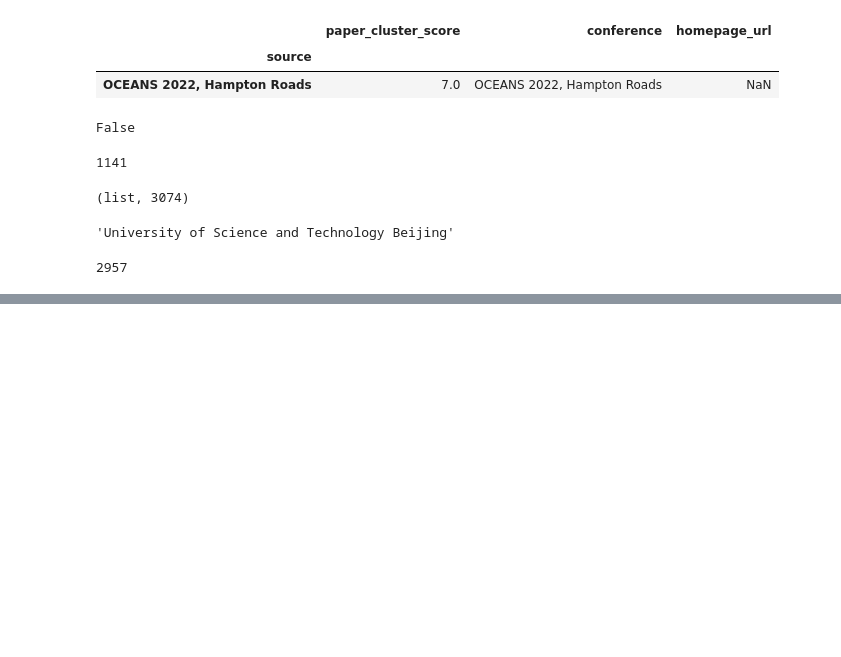
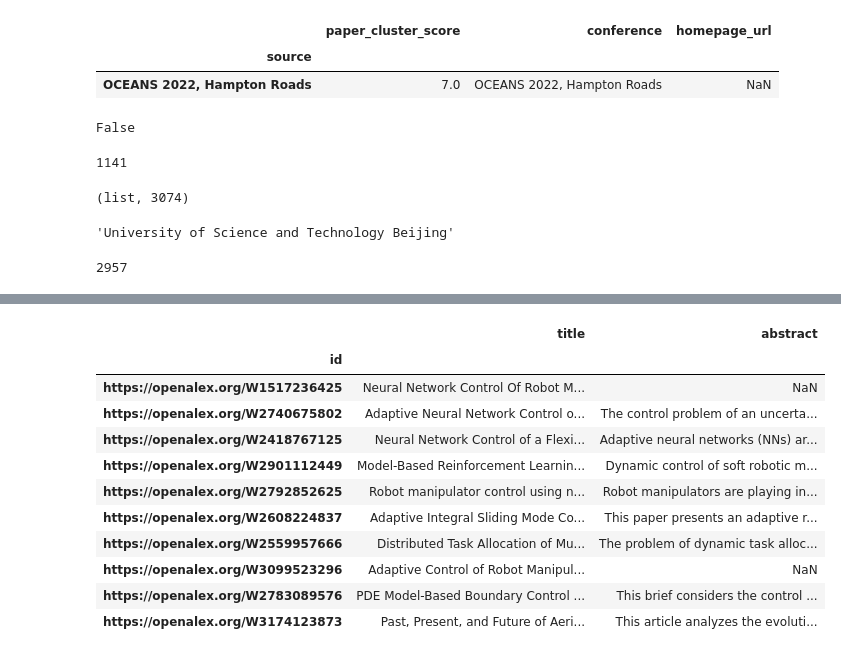
Before and after one commit to doolingdavidrs21/openalex-jamming-gpt4, a Jupyter notebook: update2d.ipynb, the cells around one changed output, grey strips where cells are left out. Cells and saved outputs as stored; diff of their text form; code cells hidden in the pictures; blank space fills up the shorter version.

```diff
--- a/update2d.ipynb
+++ b/update2d.ipynb
@@ -1706,0 +1729,17 @@ affil_geo_dict
+# %%
+dfinfo['abstract'] = dfinfo['title'].map(dftriple.set_index('paper_title')['paper_abstract'].to_dict())
+# %%
+dfinfo[['title','abstract']].head(10)
+# %% [output]
+|  | title | abstract |
+| id |  |  |
+| https://openalex.org/W1517236425 | Neural Network Control Of Robot M... | NaN |
+| https://openalex.org/W2740675802 | Adaptive Neural Network Control o... | The control problem of an uncerta... |
+| https://openalex.org/W2418767125 | Neural Network Control of a Flexi... | Adaptive neural networks (NNs) ar... |
+| https://openalex.org/W2901112449 | Model-Based Reinforcement Learnin... | Dynamic control of soft robotic m... |
+| https://openalex.org/W2792852625 | Robot manipulator control using n... | Robot manipulators are playing in... |
+| https://openalex.org/W2608224837 | Adaptive Integral Sliding Mode Co... | This paper presents an adaptive r... |
+| https://openalex.org/W2559957666 | Distributed Task Allocation of Mu... | The problem of dynamic task alloc... |
+| https://openalex.org/W3099523296 | Adaptive Control of Robot Manipul... | NaN |
+| https://openalex.org/W2783089576 | PDE Model-Based Boundary Control ... | This brief considers the control ... |
+| https://openalex.org/W3174123873 | Past, Present, and Future of Aeri... | This article analyzes the evoluti... |
```
Also changed, not shown: parts of 7 cells of this notebook.
